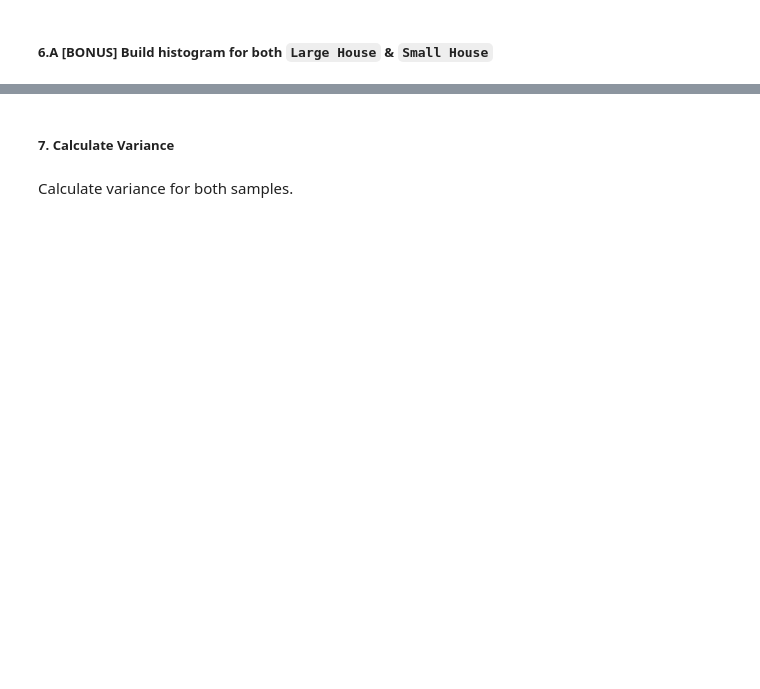
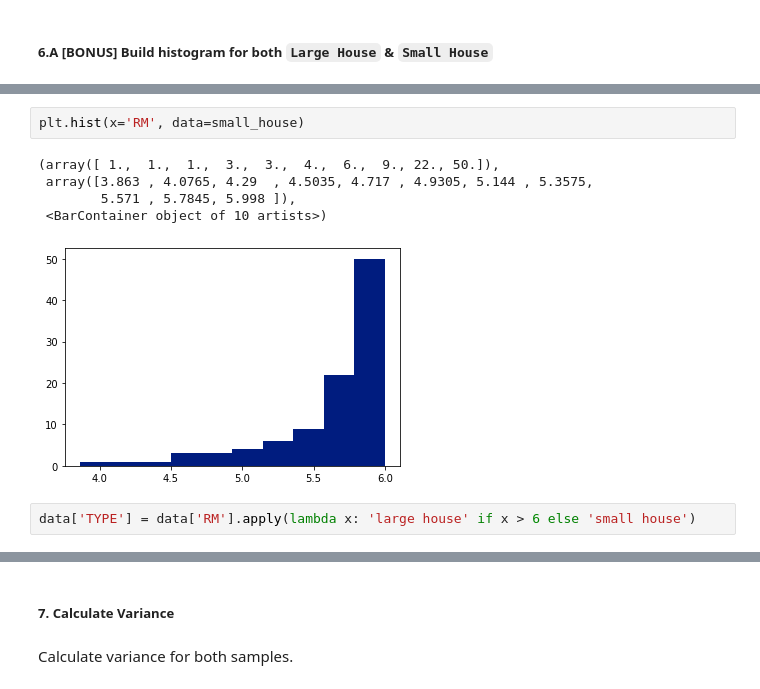
Before and after one commit to NPHansen/DS_AI, a Jupyter notebook: Lab 2/IOD_Lab 2.2.2.ipynb, the cells around one changed output, grey strips where cells are left out. Saved outputs shown, nothing was run; the diff lists cells and outputs as text; blank space fills up the shorter version.

```diff
--- a/Lab 2/IOD_Lab 2.2.2.ipynb
+++ b/Lab 2/IOD_Lab 2.2.2.ipynb
@@ -131,0 +171,10 @@ Take sample of 100 house in each dataste.
+# %%
+plt.hist(x='RM', data=small_house)
+# %% [output]
+(array([ 1.,  1.,  1.,  3.,  3.,  4.,  6.,  9., 22., 50.]),
+ array([3.863 , 4.0765, 4.29  , 4.5035, 4.717 , 4.9305, 5.144 , 5.3575,
+        5.571 , 5.7845, 5.998 ]),
+ <BarContainer object of 10 artists>)
+[figure, added]
+# %%
+data['TYPE'] = data['RM'].apply(lambda x: 'large house' if x > 6 else 'small house')
```
Also changed, not shown: parts of 33 cells of this notebook.
